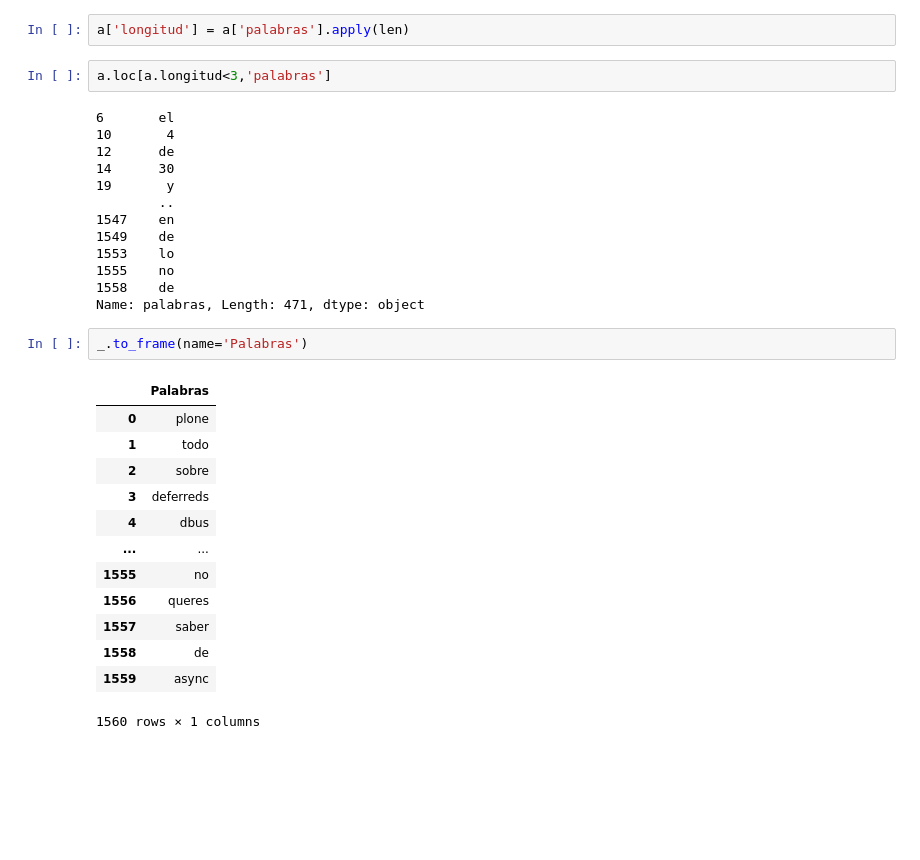
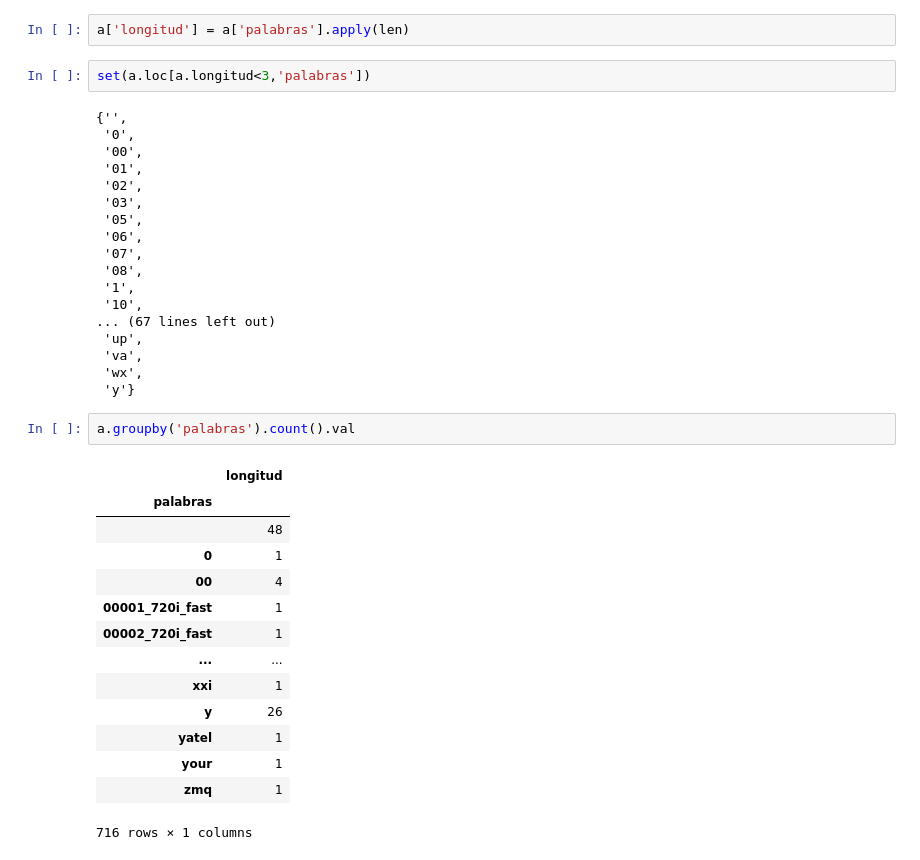
Before and after one commit to akielbowicz/previa-pyconar-2020, a Jupyter notebook: notebooks/02_analisis_de_datos.ipynb, the cells around one changed output. Cells and saved outputs as stored; diff of their text form; blank space fills up the shorter version.

```diff
--- a/notebooks/02_analisis_de_datos.ipynb
+++ b/notebooks/02_analisis_de_datos.ipynb
@@ -185,33 +185,39 @@ a = _
 # %%
 a['longitud'] = a['palabras'].apply(len)
 # %%
-a.loc[a.longitud<3,'palabras']
+set(a.loc[a.longitud<3,'palabras'])
 # %% [output]
-6       el
-10       4
-12      de
-14      30
-19       y
-        ..
-1547    en
-1549    de
-1553    lo
-1555    no
-1558    de
-Name: palabras, Length: 471, dtype: object
+{'',
+ '0',
+ '00',
+ '01',
+ '02',
+ '03',
+ '05',
+ '06',
+ '07',
+ '08',
+ '1',
+ '10',
+... (67 lines left out)
+ 'up',
+ 'va',
+ 'wx',
+ 'y'}
-# %%
-_.to_frame(name='Palabras')
-# %% [output]
-|  | Palabras |
-| 0 | plone |
-| 1 | todo |
-| 2 | sobre |
-| 3 | deferreds |
-| 4 | dbus |
-| ... | ... |
-| 1555 | no |
-| 1556 | queres |
-| 1557 | saber |
-| 1558 | de |
-| 1559 | async |
-1560 rows × 1 columns
+# %%
+a.groupby('palabras').count().val
+# %% [output]
+|  | longitud |
+| palabras |  |
+|  | 48 |
+| 0 | 1 |
+| 00 | 4 |
+| 00001_720i_fast | 1 |
+| 00002_720i_fast | 1 |
+| ... | ... |
+| xxi | 1 |
+| y | 26 |
+| yatel | 1 |
+| your | 1 |
+| zmq | 1 |
+716 rows × 1 columns
```
